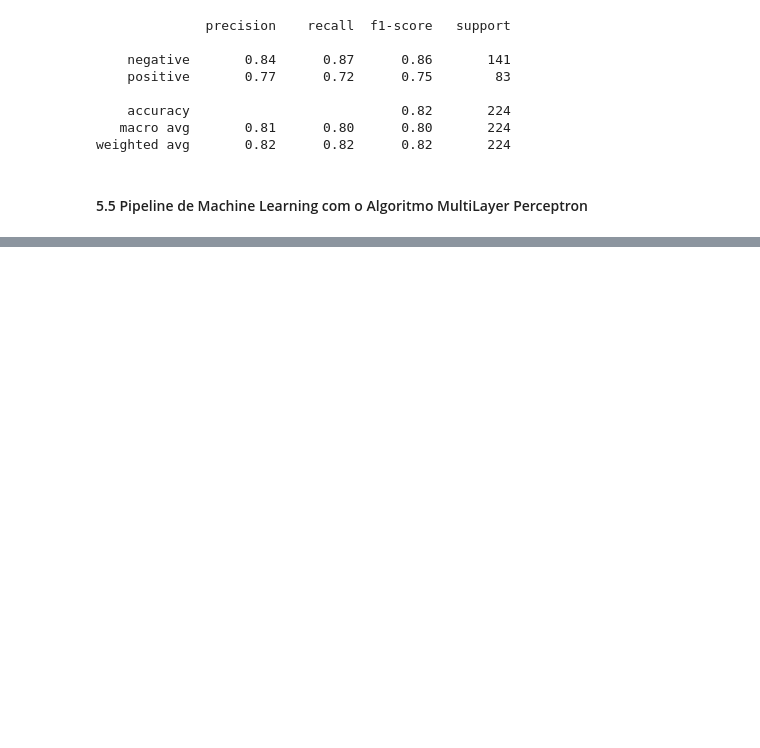
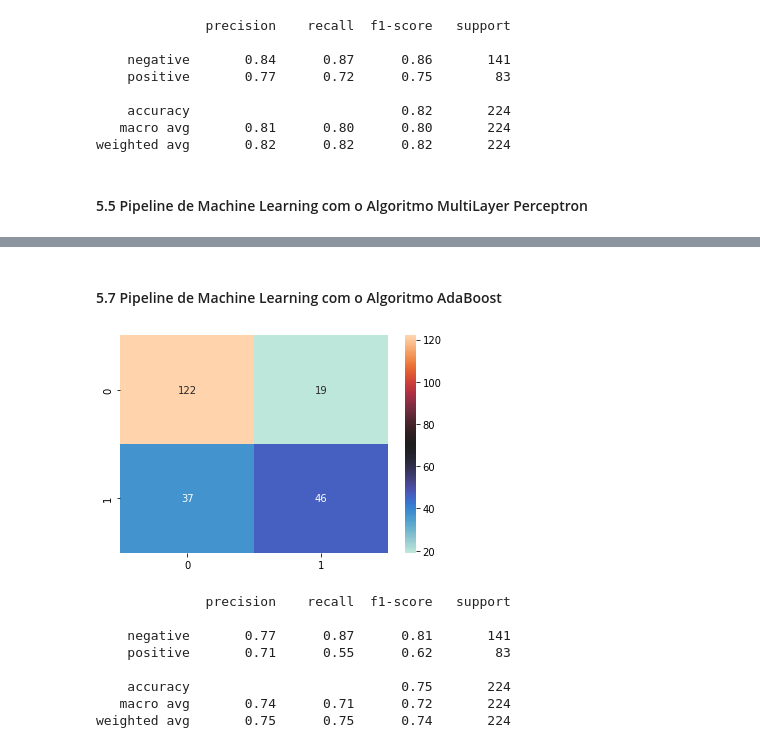
Before and after one commit to macedoti13/Election-Tweets-Sentiment-Analysis, a Jupyter notebook: final.ipynb, the cells around one changed output, grey strips where cells are left out. Cells and saved outputs as stored; diff of their text form; code cells hidden in the pictures; blank space fills up the shorter version.

```diff
--- a/final.ipynb
+++ b/final.ipynb
@@ -275,0 +298,21 @@ weighted avg       0.84      0.84      0.84       224
+# %% [markdown]
+#### 5.7 Pipeline de Machine Learning com o Algoritmo AdaBoost
+# %%
+pipeline_ada = Pipeline([
+    ('tfidf', TfidfVectorizer(tokenizer=tokenize)),
+    ('ada', AdaBoostClassifier())
+])
+
+pipeline_ada.fit(X_train, y_train)
+y_pred = pipeline_ada.predict(X_test)
+plot_results(y_test, y_pred)
+# %% [output]
+[figure, added]
+              precision    recall  f1-score   support
+
+    negative       0.77      0.87      0.81       141
+    positive       0.71      0.55      0.62        83
+
+    accuracy                           0.75       224
+   macro avg       0.74      0.71      0.72       224
+weighted avg       0.75      0.75      0.74       224
```
Also changed, not shown: parts of 13 cells of this notebook, 3 other files.
